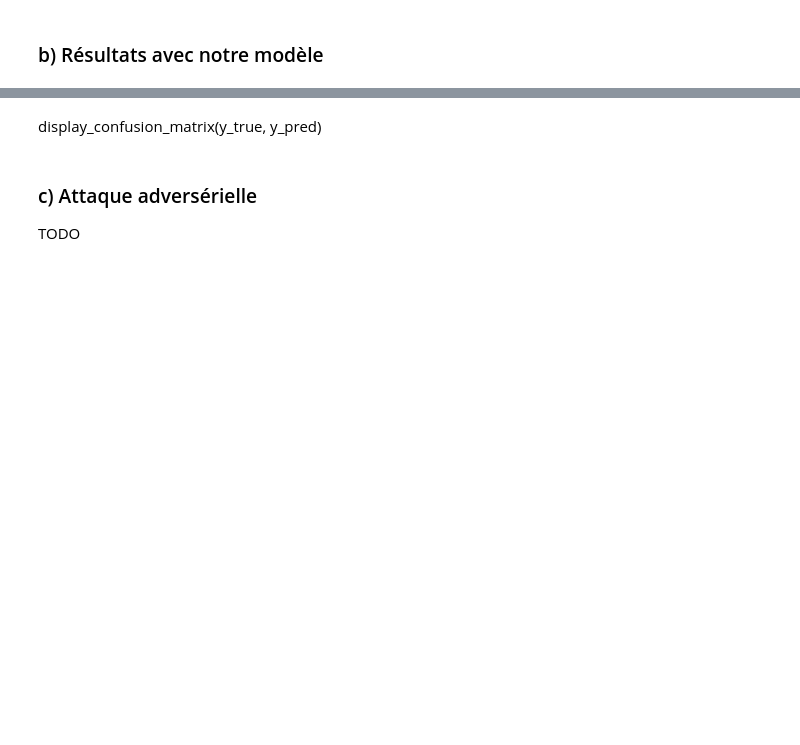
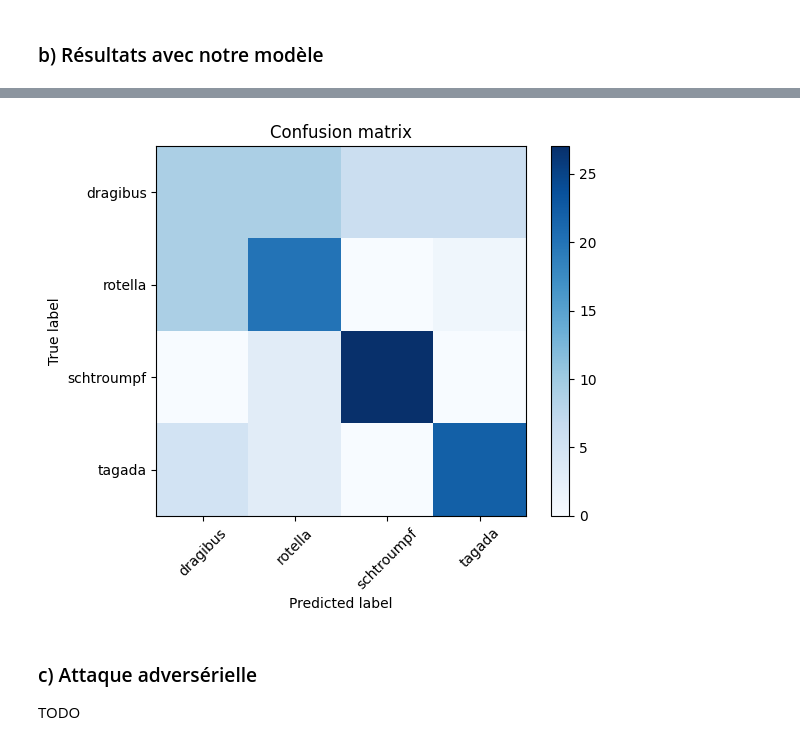
Before and after one commit to EdgardoCuellar/TP3_Classification_image, a Jupyter notebook: classification_images_tp3.ipynb, the cells around one changed output, grey strips where cells are left out. Cells and saved outputs as stored; diff of their text form; code cells hidden in the pictures; blank space fills up the shorter version.

```diff
--- a/classification_images_tp3.ipynb
+++ b/classification_images_tp3.ipynb
@@ -253,6 +251,7 @@ if __name__ == '__main__':
     model.classifier[6] = nn.Linear(num_ftrs, 4)
 
     model.to(device)
+    optimizer = optim.SGD(model.parameters(), lr=0.001, momentum=0.9)
 
     y_true, y_pred = train_model(model, criterion, optimizer, train_loader, val_loader, device, num_epochs=10)
 # %% [output]
@@ -392,5 +412,7 @@ if __name__ == '__main__':
-# %% [markdown]
-display_confusion_matrix(y_true, y_pred)
+# %%
+display_confusion_matrix(y_true, y_pred)
+# %% [output]
+[figure, added]
 # %% [markdown]
 ### c) Attaque adversérielle
 
```
Also changed, not shown: parts of 6 cells of this notebook, 1 other file.
